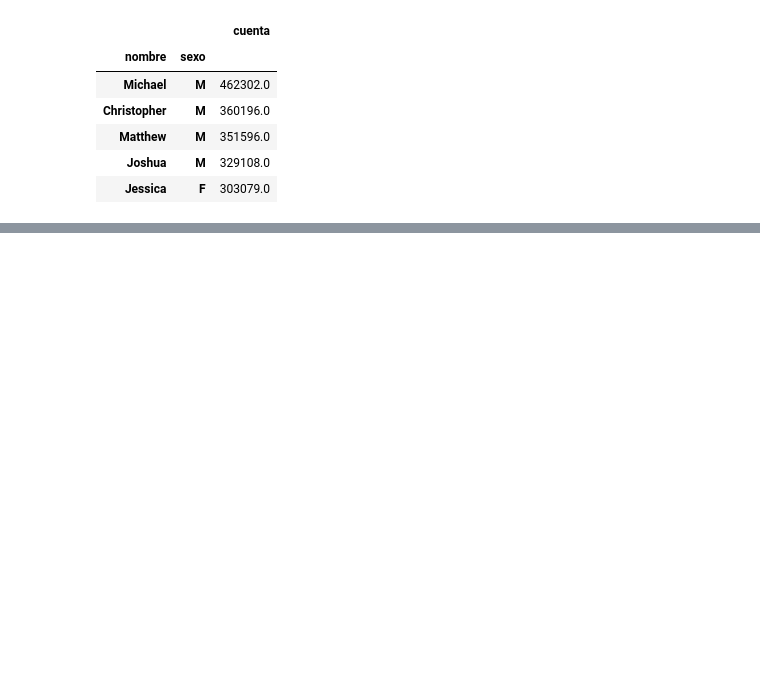
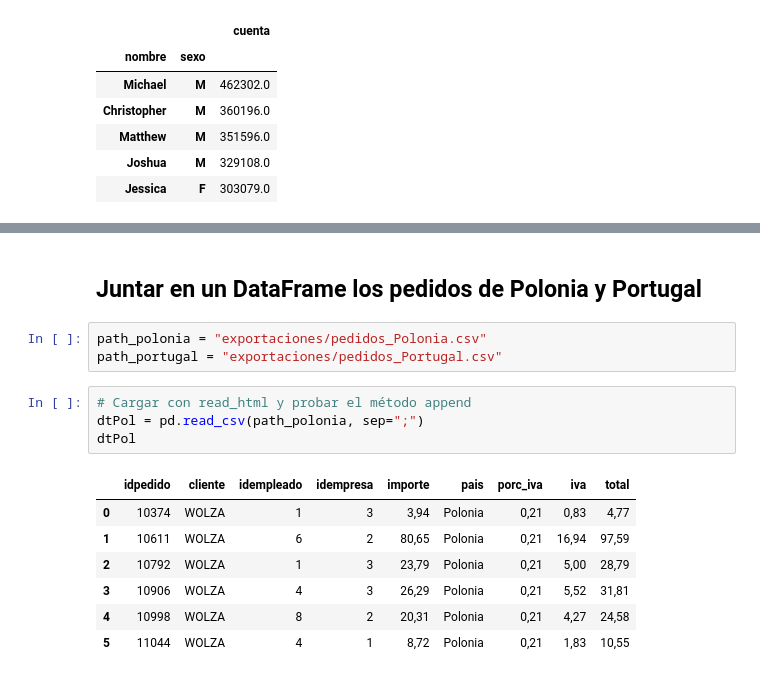
Before and after one commit to mcejudoo/CursoPythonAvanzado, a Jupyter notebook: codigo/pandas_nacimientos.ipynb, the cells around one changed output, grey strips where cells are left out. Saved outputs shown, nothing was run; the diff lists cells and outputs as text; blank space fills up the shorter version.

```diff
--- a/codigo/pandas_nacimientos.ipynb
+++ b/codigo/pandas_nacimientos.ipynb
@@ -175,0 +234,17 @@ total.head()
+# %% [markdown]
+## Juntar en un DataFrame los pedidos de Polonia y Portugal
+# %%
+path_polonia = "exportaciones/pedidos_Polonia.csv"
+path_portugal = "exportaciones/pedidos_Portugal.csv"
+# %%
+# Cargar con read_html y probar el método append
+dtPol = pd.read_csv(path_polonia, sep=";")
+dtPol
+# %% [output]
+|  | idpedido | cliente | idempleado | idempresa | importe | pais | porc_iva | iva | total |
+| 0 | 10374 | WOLZA | 1 | 3 | 3,94 | Polonia | 0,21 | 0,83 | 4,77 |
+| 1 | 10611 | WOLZA | 6 | 2 | 80,65 | Polonia | 0,21 | 16,94 | 97,59 |
+| 2 | 10792 | WOLZA | 1 | 3 | 23,79 | Polonia | 0,21 | 5,00 | 28,79 |
+| 3 | 10906 | WOLZA | 4 | 3 | 26,29 | Polonia | 0,21 | 5,52 | 31,81 |
+| 4 | 10998 | WOLZA | 8 | 2 | 20,31 | Polonia | 0,21 | 4,27 | 24,58 |
+| 5 | 11044 | WOLZA | 4 | 1 | 8,72 | Polonia | 0,21 | 1,83 | 10,55 |
```
Also changed, not shown: parts of 8 cells of this notebook.
